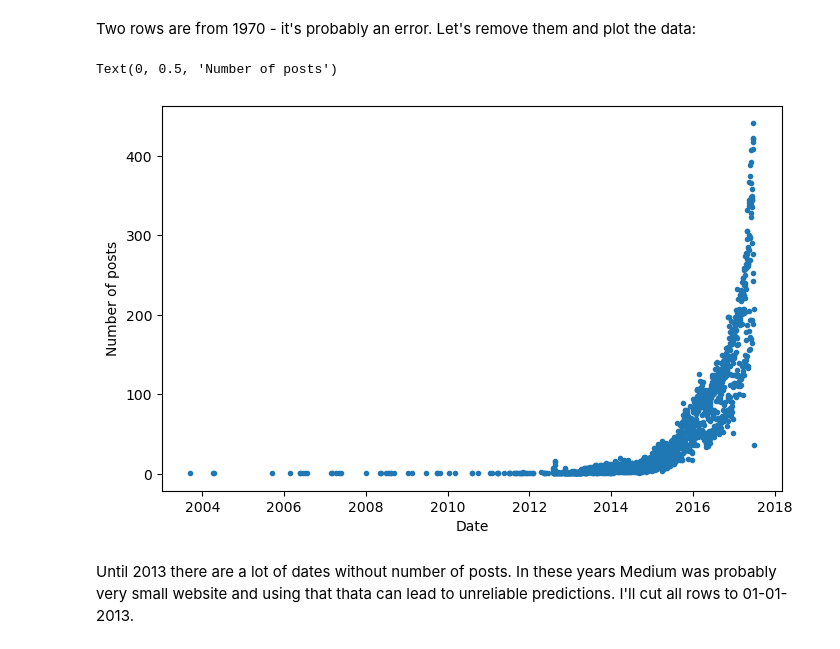
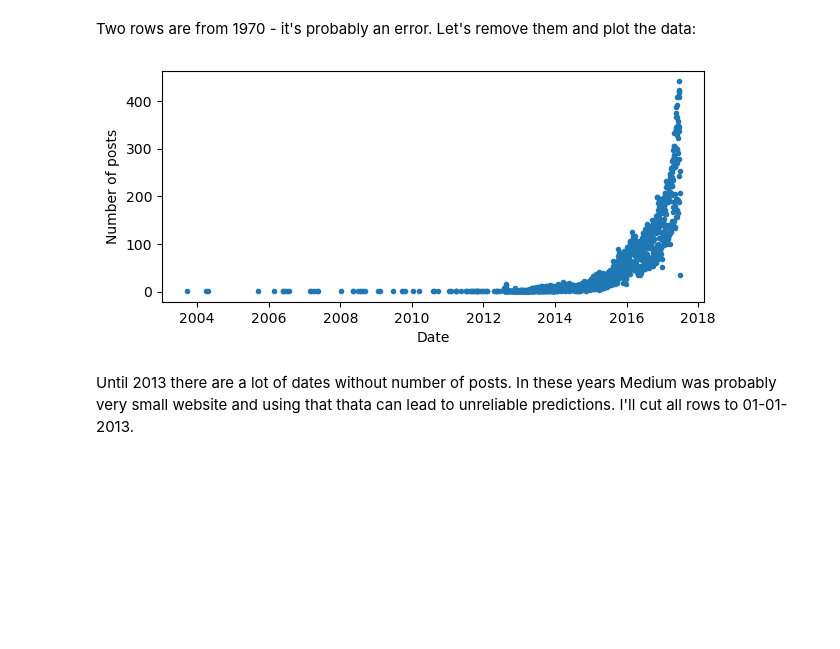
Before and after one commit to jansowa/prophet-examples, a Jupyter notebook: article.ipynb, the cells around one changed output. Cells and saved outputs as stored; diff of their text form; code cells hidden in the pictures; blank space fills up the shorter version.

Commit message:
Article introduction, brief info about containings of csv files, changes in Medium's model - resize plots and add 'TODO' notes about missing text

```diff
--- a/article.ipynb
+++ b/article.ipynb
@@ -32,13 +36,12 @@ df_by_day
 Two rows are from 1970 - it's probably an error. Let's remove them and plot the data:
 # %%
 df_by_day = df_by_day.iloc[2:]
-plt.figure(figsize=(8,5))
+plt.figure(figsize=(7,3))
 plt.plot(df_by_day['ds'], df_by_day['y'], '.')
 plt.xlabel("Date")
-plt.ylabel("Number of posts")
+plt.ylabel("Number of posts");
 # %% [output]
-Text(0, 0.5, 'Number of posts')
-[figure, old version]
+[figure, new version]
 # %% [markdown]
 Until 2013 there are a lot of dates without number of posts. In these years Medium was probably very small website and using that thata can lead to unreliable predictions. I'll cut all rows to 01-01-2013.
 # %%
```
Also changed, not shown: parts of 24 cells of this notebook.
